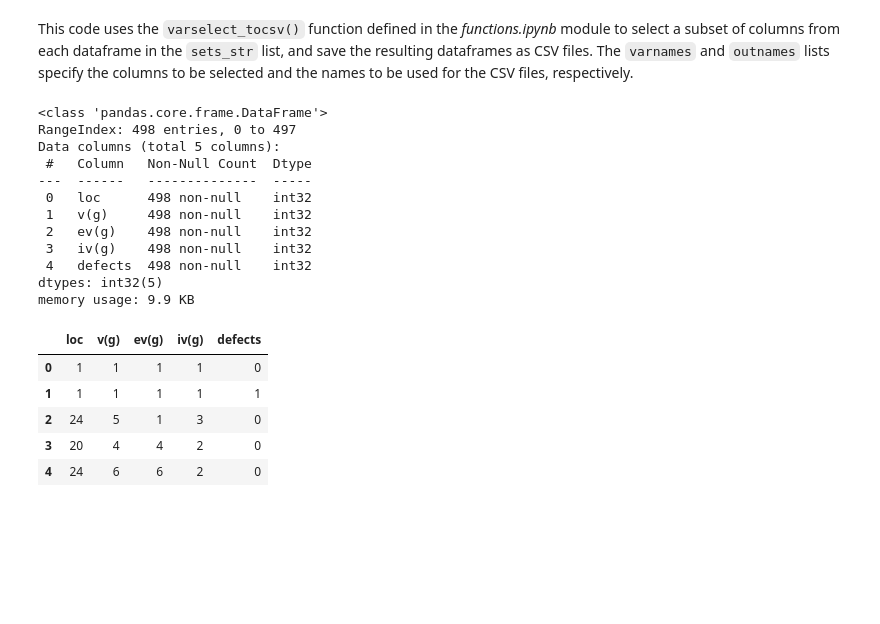
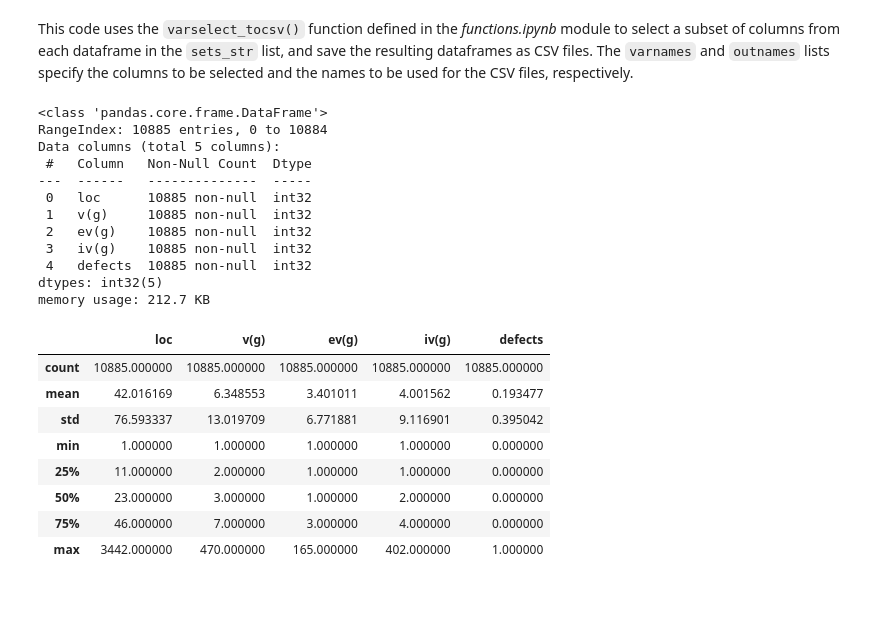
Before and after one commit to zurlog/MLDS_PR104, a Jupyter notebook: scripts/pr104.ipynb, the cells around one changed output. Cells and saved outputs as stored; diff of their text form; code cells hidden in the pictures; blank space fills up the shorter version.

```diff
--- a/scripts/pr104.ipynb
+++ b/scripts/pr104.ipynb
@@ -205,27 +228,30 @@ for df, outname in zip(sets_str, outnames):
     # Execute the string as Python code to create and assign the variable
     exec(exec_string)
 # %%
-cm1_mc.info()
-cm1_mc.head()
+jm1_mc.info()
+jm1_mc.describe()
 # %% [output]
 <class 'pandas.core.frame.DataFrame'>
-RangeIndex: 498 entries, 0 to 497
+RangeIndex: 10885 entries, 0 to 10884
 Data columns (total 5 columns):
  #   Column   Non-Null Count  Dtype
 ---  ------   --------------  -----
- 0   loc      498 non-null    int32
- 1   v(g)     498 non-null    int32
- 2   ev(g)    498 non-null    int32
- 3   iv(g)    498 non-null    int32
- 4   defects  498 non-null    int32
+ 0   loc      10885 non-null  int32
+ 1   v(g)     10885 non-null  int32
+ 2   ev(g)    10885 non-null  int32
+ 3   iv(g)    10885 non-null  int32
+ 4   defects  10885 non-null  int32
 dtypes: int32(5)
-memory usage: 9.9 KB
+memory usage: 212.7 KB
 |  | loc | v(g) | ev(g) | iv(g) | defects |
-| 0 | 1 | 1 | 1 | 1 | 0 |
-| 1 | 1 | 1 | 1 | 1 | 1 |
-| 2 | 24 | 5 | 1 | 3 | 0 |
-| 3 | 20 | 4 | 4 | 2 | 0 |
-| 4 | 24 | 6 | 6 | 2 | 0 |
+| count | 10885.000000 | 10885.000000 | 10885.000000 | 10885.000000 | 10885.000000 |
+| mean | 42.016169 | 6.348553 | 3.401011 | 4.001562 | 0.193477 |
+| std | 76.593337 | 13.019709 | 6.771881 | 9.116901 | 0.395042 |
+| min | 1.000000 | 1.000000 | 1.000000 | 1.000000 | 0.000000 |
+| 25% | 11.000000 | 2.000000 | 1.000000 | 1.000000 | 0.000000 |
+| 50% | 23.000000 | 3.000000 | 1.000000 | 2.000000 | 0.000000 |
+| 75% | 46.000000 | 7.000000 | 3.000000 | 4.000000 | 0.000000 |
+| max | 3442.000000 | 470.000000 | 165.000000 | 402.000000 | 1.000000 |
 # %% [markdown]
 <br>
 # %%
```
Also changed, not shown: parts of 13 cells of this notebook, 5 other files.
